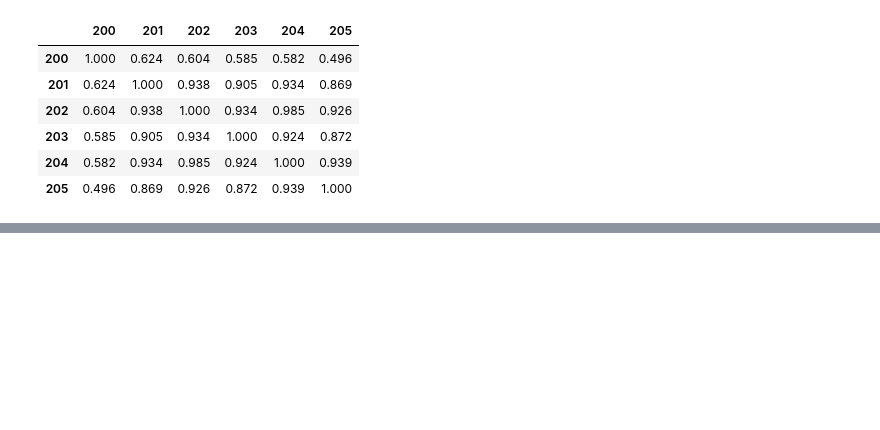
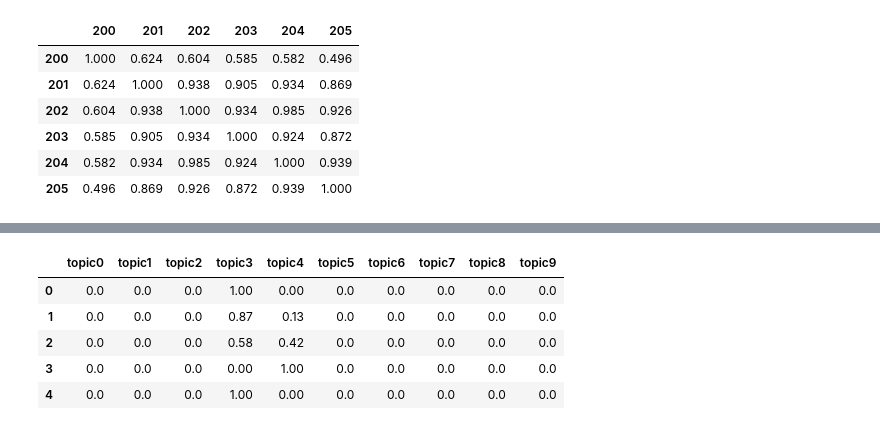
Before and after one commit to ramirezfranco/TMProject, a Jupyter notebook: PCA.ipynb, the cells around one changed output, grey strips where cells are left out. Cells and saved outputs as stored; diff of their text form; code cells hidden in the pictures; blank space fills up the shorter version.

```diff
--- a/PCA.ipynb
+++ b/PCA.ipynb
@@ -148,0 +193,11 @@ round(float(lda.score(X_test, y_test)), 3)
+# %%
+ldia10_topic_vectors = ldia.transform(bow_docs)
+ldia10_topic_vectors = pd.DataFrame(ldia10_topic_vectors, columns=columns)
+ldia10_topic_vectors.round(2).head()
+# %% [output]
+|  | topic0 | topic1 | topic2 | topic3 | topic4 | topic5 | topic6 | topic7 | topic8 | topic9 |
+| 0 | 0.0 | 0.0 | 0.0 | 1.00 | 0.00 | 0.0 | 0.0 | 0.0 | 0.0 | 0.0 |
+| 1 | 0.0 | 0.0 | 0.0 | 0.87 | 0.13 | 0.0 | 0.0 | 0.0 | 0.0 | 0.0 |
+| 2 | 0.0 | 0.0 | 0.0 | 0.58 | 0.42 | 0.0 | 0.0 | 0.0 | 0.0 | 0.0 |
+| 3 | 0.0 | 0.0 | 0.0 | 0.00 | 1.00 | 0.0 | 0.0 | 0.0 | 0.0 | 0.0 |
+| 4 | 0.0 | 0.0 | 0.0 | 1.00 | 0.00 | 0.0 | 0.0 | 0.0 | 0.0 | 0.0 |
```
Also changed, not shown: parts of 18 cells of this notebook.
